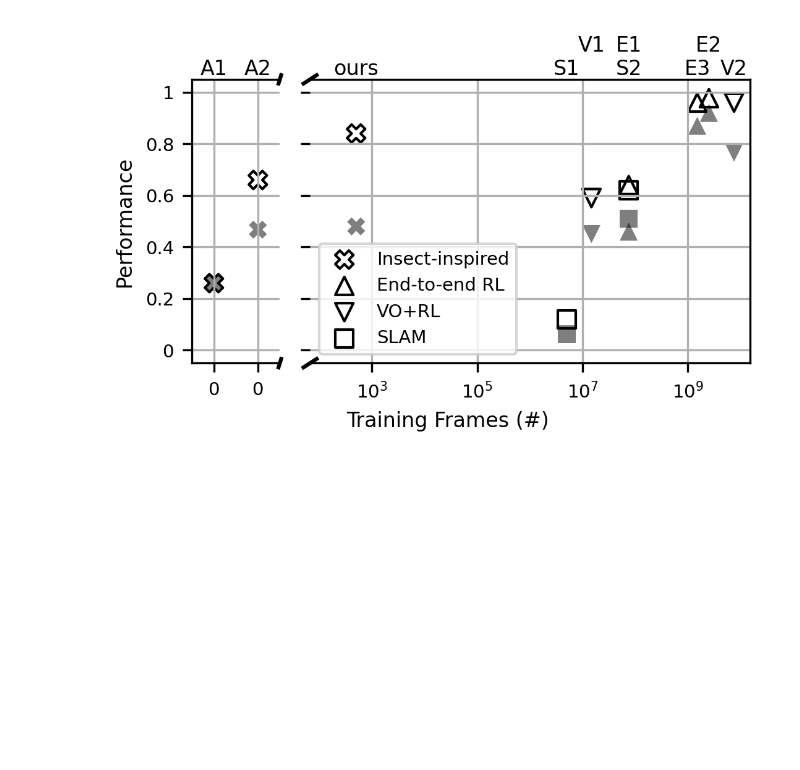
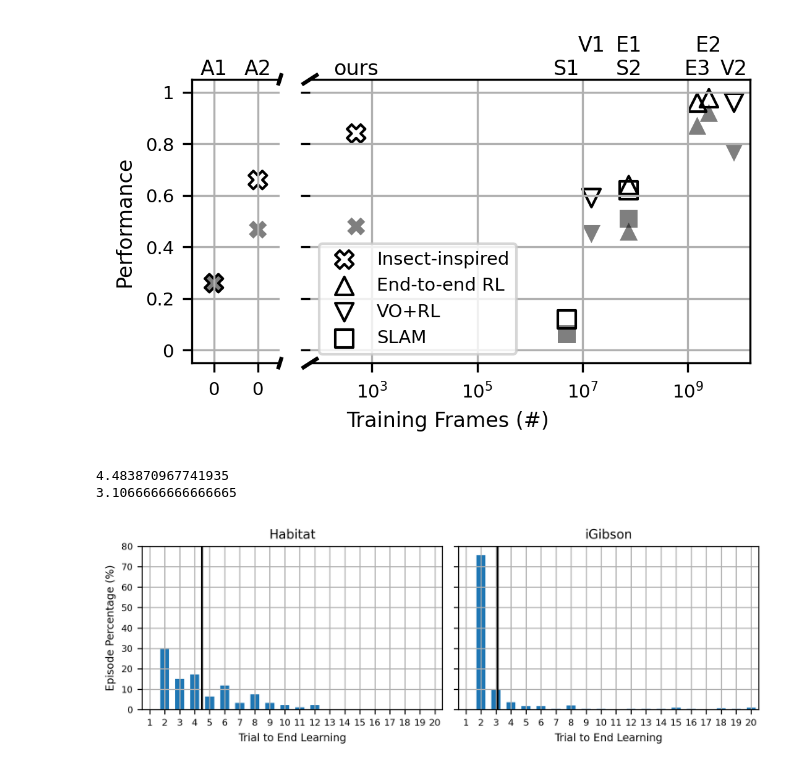
Before and after one commit to yihe-61wu/insect-inspired-point-goal-navigation, a Jupyter notebook: Habitat/data_analysis/baseline.ipynb, the cells around one changed output. Saved outputs shown, nothing was run; the diff lists cells and outputs as text; code cells hidden in the pictures; blank space fills up the shorter version.

```diff
--- a/Habitat/data_analysis/baseline.ipynb
+++ b/Habitat/data_analysis/baseline.ipynb
@@ -310,3 +311,32 @@ fig.text(0.5, -0.01, 'Training Frames (#)', ha='center')
 plt.savefig("baseline.pdf", format="pdf", bbox_inches="tight", dpi=300)
 # %% [output]
 [figure]
+# %%
+import json
+fig, axes = plt.subplots(1, 2, figsize=(7.125, 2.5), dpi=300, sharex=False, sharey=True, layout='tight')
+
+for ax, key in zip(axes, ['habitat', 'igibson']):
+    with open('{}-trial2learnt.json'.format(key)) as f:
+        trial2learnt = np.array(json.load(f)) + 1 # raw data for trial2best, only in the subsequent trial, the model stops learning
+
+    values, counts = np.unique(np.array(trial2learnt), return_counts=True)
+    ax.bar(values, counts/len(trial2learnt)*100, width=0.6)
+    sm = np.mean(trial2learnt)
+    print(sm)
+    ax.axvline(sm, color='k')
+
+for ax, lb in zip(axes, ['Habitat', 'iGibson']):
+    ax.grid()
+    ax.set_xticks(np.arange(0, 21))
+    ax.set_xlim(0.5, 20.5)
+    ax.set_xlabel('Trial to End Learning')
+    ax.set_title(lb)
+    ax.set_ylim(0, 80)
+
+axes[0].set_ylabel('Episode Percentage (%)')
+
+plt.savefig("time2learnt.pdf", format="pdf", bbox_inches="tight", dpi=300)
+# %% [output]
+4.483870967741935
+3.1066666666666665
+[figure, added]
```
Also changed, not shown: parts of 1 cell of this notebook, 2 other files.
